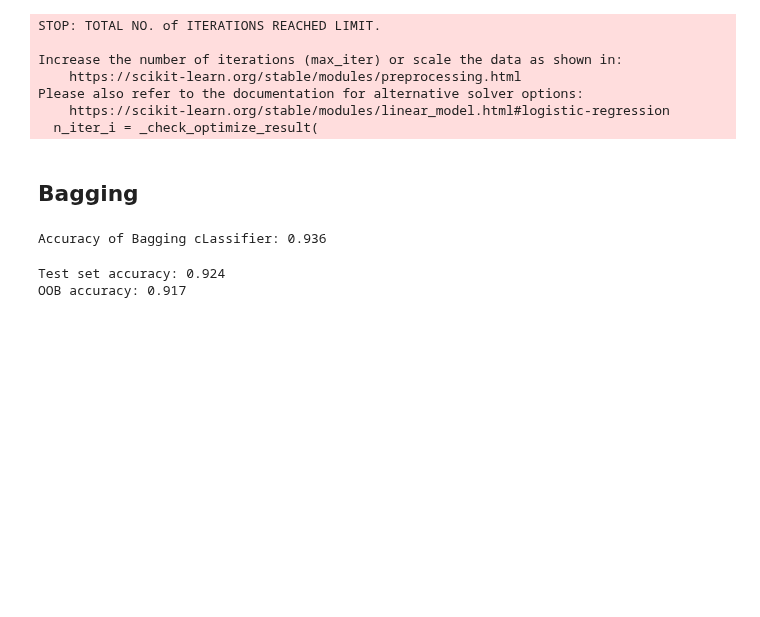
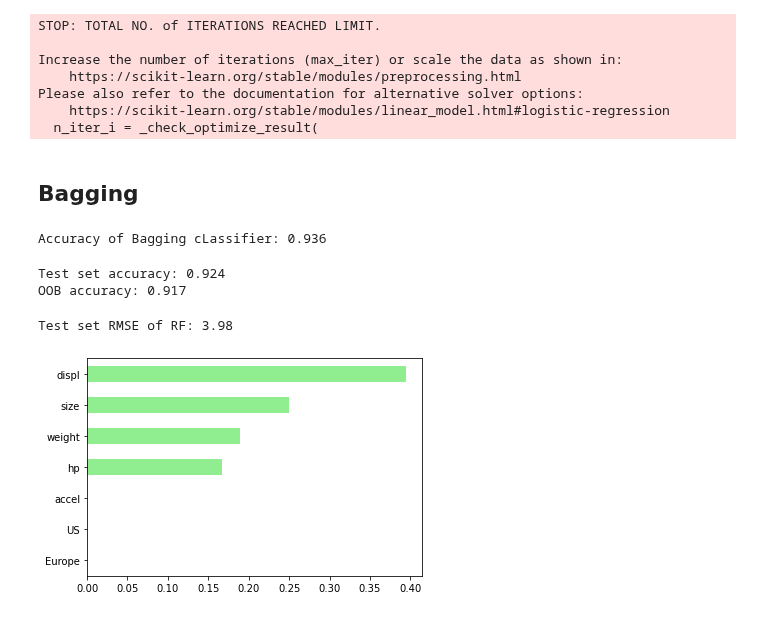
Before and after one commit to ecuerbo/pyprac, a Jupyter notebook: datacamp/tree-models.ipynb, the cells around one changed output. Cells and saved outputs as stored; diff of their text form; code cells hidden in the pictures; blank space fills up the shorter version.

```diff
--- a/datacamp/tree-models.ipynb
+++ b/datacamp/tree-models.ipynb
@@ -241,3 +241,35 @@ print('OOB accuracy: {:.3f}'.format(oob_accuracy))
 # %% [output]
 Test set accuracy: 0.924
 OOB accuracy: 0.917
+# %%
+df = pd.read_csv(cars)
+df1= pd.get_dummies(df['origin'], drop_first=True)
+df = pd.concat([df,df1], axis=1).drop('origin', axis=1)
+X = df.drop('mpg',axis=1)
+y = df['mpg']
+# %%
+from sklearn.ensemble import RandomForestRegressor
+from sklearn.model_selection import train_test_split
+from sklearn.metrics import mean_squared_error as MSE
+seed=1
+
+X_train, X_test, y_train, y_test = train_test_split(X,y,
+                                                   test_size=0.3,
+                                                   random_state=seed)
+rf = RandomForestRegressor(n_estimators=400,
+                          min_samples_leaf=0.12,
+                          random_state=seed)
+rf.fit(X_train,y_train)
+y_pred = rf.predict(X_test)
+# %%
+rmse_test = MSE(y_test,y_pred)**(1/2)
+print('Test set RMSE of RF: {:.2F}'.format(rmse_test))
+# %% [output]
+Test set RMSE of RF: 3.98
+# %%
+#Feature Importance in sklearn
+importances_rf = pd.Series(rf.feature_importances_, index=X.columns)
+sorted_importances_rf = importances_rf.sort_values()
+sorted_importances_rf.plot(kind='barh', color='lightgreen');
+# %% [output]
+[figure, added]
```
Also changed, not shown: parts of 2 cells of this notebook.
